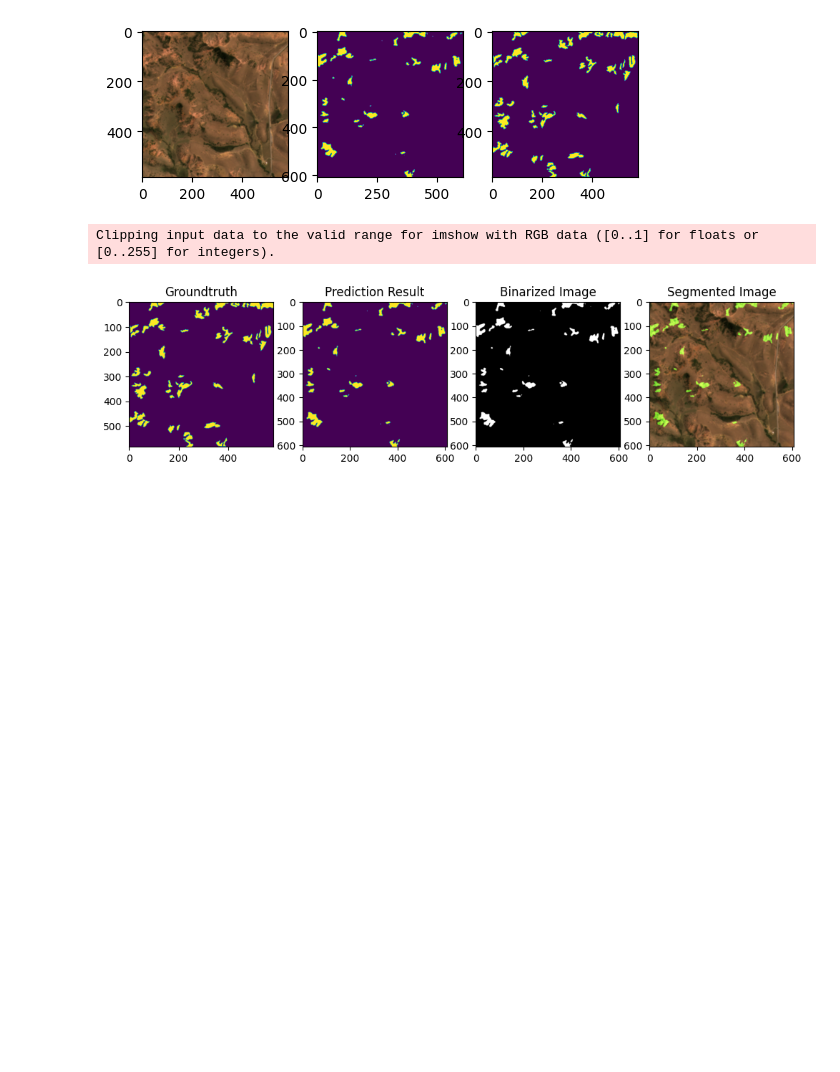
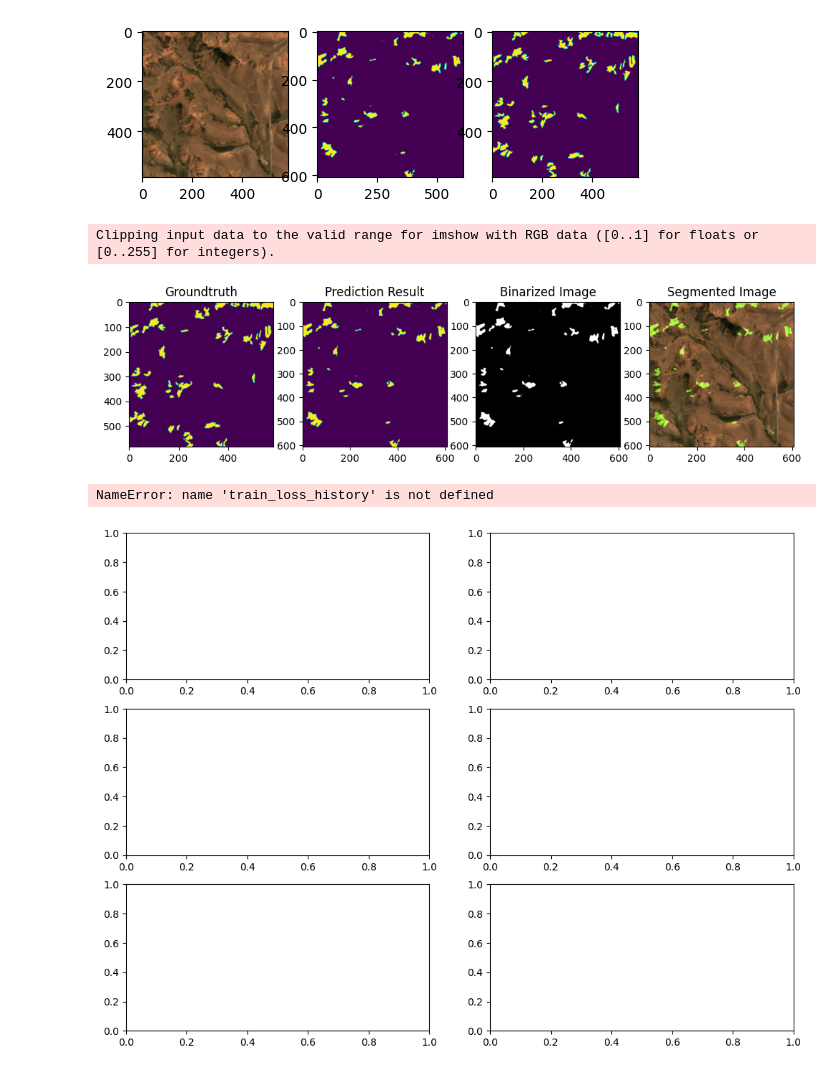
Before and after one commit to Wesley-Marinho/Soil-Erosion-Detection-CNN, a Jupyter notebook: notebook/unet.ipynb, the cells around one changed output. Saved outputs shown, nothing was run; the diff lists cells and outputs as text; code cells hidden in the pictures; blank space fills up the shorter version.

```diff
--- a/notebook/unet.ipynb
+++ b/notebook/unet.ipynb
@@ -1172,6 +1172,62 @@ test(path_testing, 748, model, cuda_available)
 # %% [output]
 Clipping input data to the valid range for imshow with RGB data ([0..1] for floats or [0..255] for integers).
 [figure]
+# %%
+import matplotlib.pyplot as plt
+
+# Criando uma figura com subplots organizados em 3 linhas e 2 colunas
+fig, axes = plt.subplots(3, 2, figsize=(12, 9))  # Ajuste o tamanho conforme necessário
+
+# Loss (Perda)
+axes[0, 1].plot(train_loss_history, label="Train Loss", linestyle="--", marker="o")
+axes[0, 1].plot(val_loss_history, label="Validation Loss", linestyle="--", marker="o")
+axes[0, 1].set_xlabel("Epoch")
+axes[0, 1].set_ylabel("Loss")
+axes[0, 1].set_ylim(0, 1)
+axes[0, 1].legend()
+axes[0, 1].grid()
+
+# Accuracy (Acurácia)
+axes[0, 0].plot(train_accuracy_history, label="Train Accuracy", linestyle="--", marker="o")
+axes[0, 0].plot(val_accuracy_history, label="Validation Accuracy", linestyle="--", marker="o")
+axes[0, 0].set_xlabel("Epoch")
+axes[0, 0].set_ylabel("Accuracy")
+axes[0, 0].set_ylim(0.50, 1)
+axes[0, 0].legend()
+axes[0, 0].grid()
+
+# F1 Score
+axes[1, 0].plot(f1_epoch_history_validation, label="Validation F1 Score", linestyle="--", marker="o")
+axes[1, 0].plot(f1_epoch_history_training, label="Training F1 Score", linestyle="--", marker="o")
+axes[1, 0].set_xlabel("Epoch")
+axes[1, 0].set_ylabel("Score")
+axes[1, 0].legend()
+axes[1, 0].grid()
+
+# IOU Score
+axes[1, 1].plot(iou_epoch_history_validation, label="Validation IOU Score", linestyle="--", marker="o")
+axes[1, 1].plot(iou_epoch_history_training, label="Training IOU Score", linestyle="--", marker="o")
+axes[1, 1].set_xlabel("Epoch")
+axes[1, 1].set_ylabel("Score")
+axes[1, 1].legend()
+axes[1, 1].grid()
+
+# Recall
+axes[2, 0].plot(recall_epoch_history_validation, label="Validation Recall", linestyle="--", marker="o")
+axes[2, 0].plot(recall_epoch_history_training, label="Training Recall", linestyle="--", marker="o")
+axes[2, 0].set_xlabel("Epoch")
+axes[2, 0].set_ylabel("Score")
+axes[2, 0].legend()
+axes[2, 0].grid()
+
+# Remover subplot vazio
+fig.delaxes(axes[2, 1])  # Remove a célula vazia na grade 3x2
+
+plt.tight_layout()  # Ajusta os espaçamentos automaticamente
+plt.show()
+# %% [output]
+NameError: name 'train_loss_history' is not defined
+[figure, added]
 # %%
 im = Image.fromarray(output * 255)
 im = im.convert("L")
```
Also changed, not shown: 8 other files.
